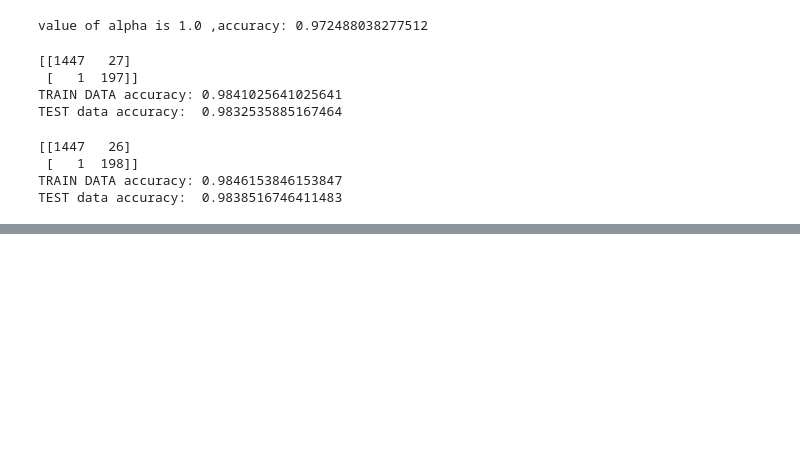
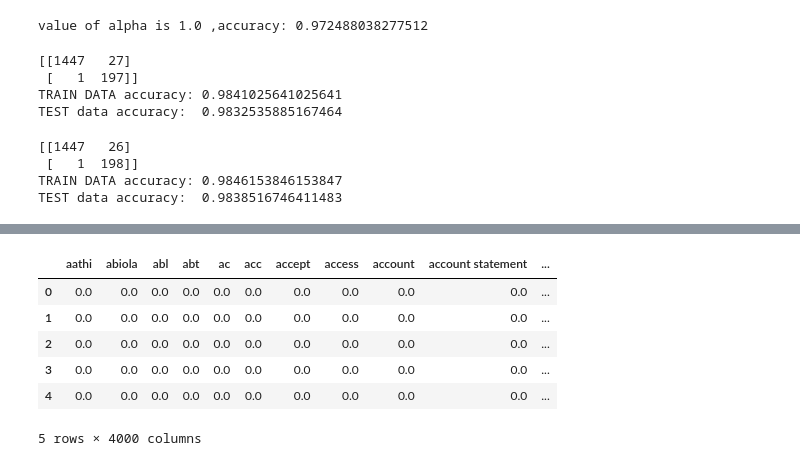
Before and after one commit to mayurimhetre/NLP-SMS-detection, a Jupyter notebook: tfid_vector_SMS.ipynb, the cells around one changed output, grey strips where cells are left out. Cells and saved outputs as stored; diff of their text form; code cells hidden in the pictures; blank space fills up the shorter version.

```diff
--- a/tfid_vector_SMS.ipynb
+++ b/tfid_vector_SMS.ipynb
@@ -270,0 +448,10 @@ TEST data accuracy:  0.9838516746411483
+# %%
+X_final.head()
+# %% [output]
+|  | aathi | abiola | abl | abt | ac | acc | accept | access | account | account statement | ... |
+| 0 | 0.0 | 0.0 | 0.0 | 0.0 | 0.0 | 0.0 | 0.0 | 0.0 | 0.0 | 0.0 | ... |
+| 1 | 0.0 | 0.0 | 0.0 | 0.0 | 0.0 | 0.0 | 0.0 | 0.0 | 0.0 | 0.0 | ... |
+| 2 | 0.0 | 0.0 | 0.0 | 0.0 | 0.0 | 0.0 | 0.0 | 0.0 | 0.0 | 0.0 | ... |
+| 3 | 0.0 | 0.0 | 0.0 | 0.0 | 0.0 | 0.0 | 0.0 | 0.0 | 0.0 | 0.0 | ... |
+| 4 | 0.0 | 0.0 | 0.0 | 0.0 | 0.0 | 0.0 | 0.0 | 0.0 | 0.0 | 0.0 | ... |
+5 rows × 4000 columns
```
Also changed, not shown: parts of 11 cells of this notebook.
